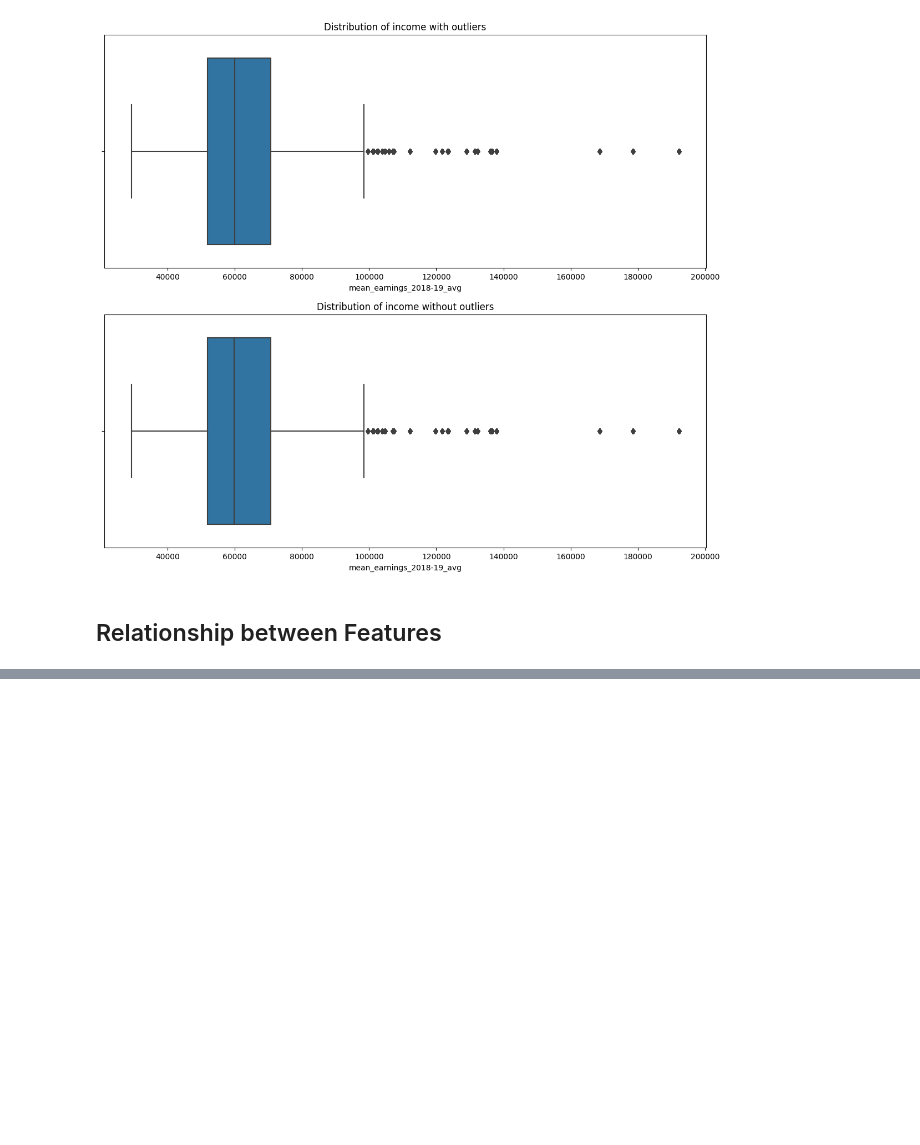
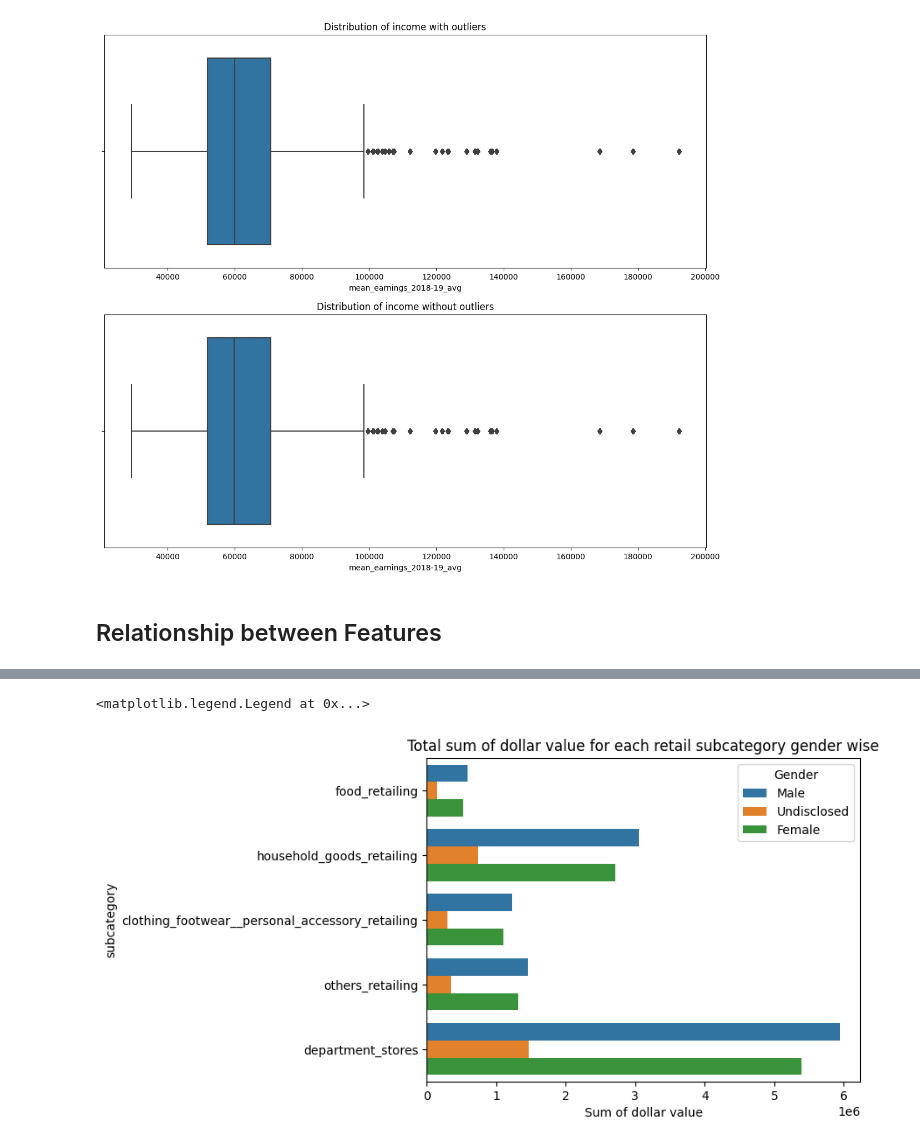
Before and after one commit to MAST30034-Applied-Data-Science/generic-buy-now-pay-later-project-group-56-bnlp, a Jupyter notebook: notebooks/Transaction_Analysis.ipynb, the cells around one changed output, grey strips where cells are left out. Cells and saved outputs as stored; diff of their text form; code cells hidden in the pictures; blank space fills up the shorter version.

```diff
--- a/notebooks/Transaction_Analysis.ipynb
+++ b/notebooks/Transaction_Analysis.ipynb
@@ -167,0 +148,9 @@ sns.barplot(data=final_dataset_df, x="state", y="dollar_value", hue="subcategory
+# %%
+gender_subcategory = final_dataset.groupBy('subcategory', 'gender').sum('dollar_value')
+sns.barplot(data= gender_subcategory.toPandas(), x= 'sum(dollar_value)', y="subcategory", hue="gender")
+plt.title('Total sum of dollar value for each retail subcategory gender wise')
+plt.xlabel('Sum of dollar value')
+plt.legend(loc='upper right', title='Gender')
+# %% [output]
+<matplotlib.legend.Legend at 0x...>
+[figure, added]
```
Also changed, not shown: parts of 13 cells of this notebook.
